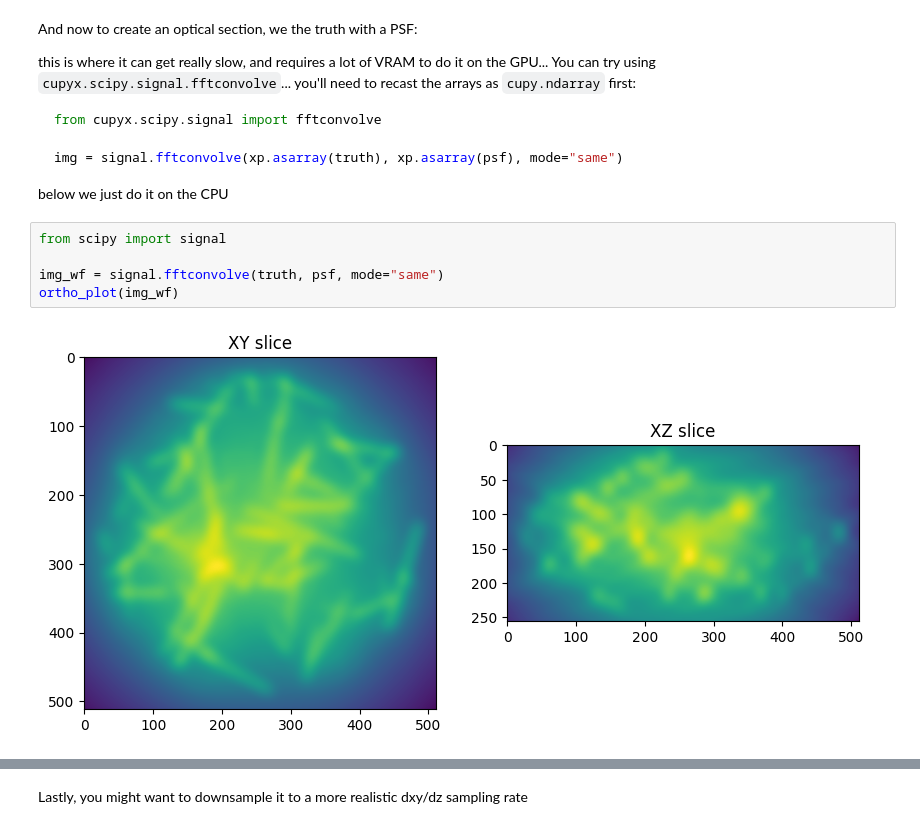
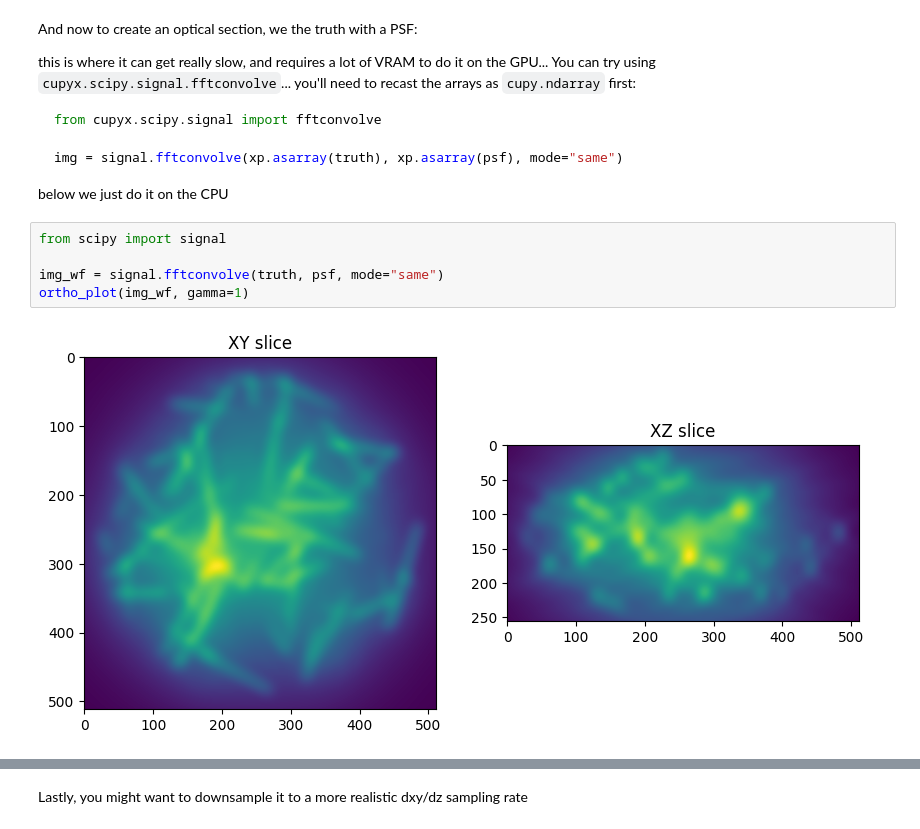
Before and after one commit to tlambert03/microsim, a Jupyter notebook: examples/confocal.ipynb, the cells around one changed output, grey strips where cells are left out. Drawn from its saved outputs; the diff is of its cells as text.

Commit message:
update gamma

```diff
--- a/examples/confocal.ipynb
+++ b/examples/confocal.ipynb
@@ -151,10 +151,10 @@ below we just do it on the CPU
 # %%
 from scipy import signal
 
 img_wf = signal.fftconvolve(truth, psf, mode="same")
-ortho_plot(img_wf)
+ortho_plot(img_wf, gamma=1)
 # %% [output]
-[figure, old version]
+[figure, new version]
 # %%
 # same thing, but for the confocal PSF
 img_confocal = signal.fftconvolve(truth, psf_1au, mode="same")
```
Also changed, not shown: parts of 3 cells of this notebook.
